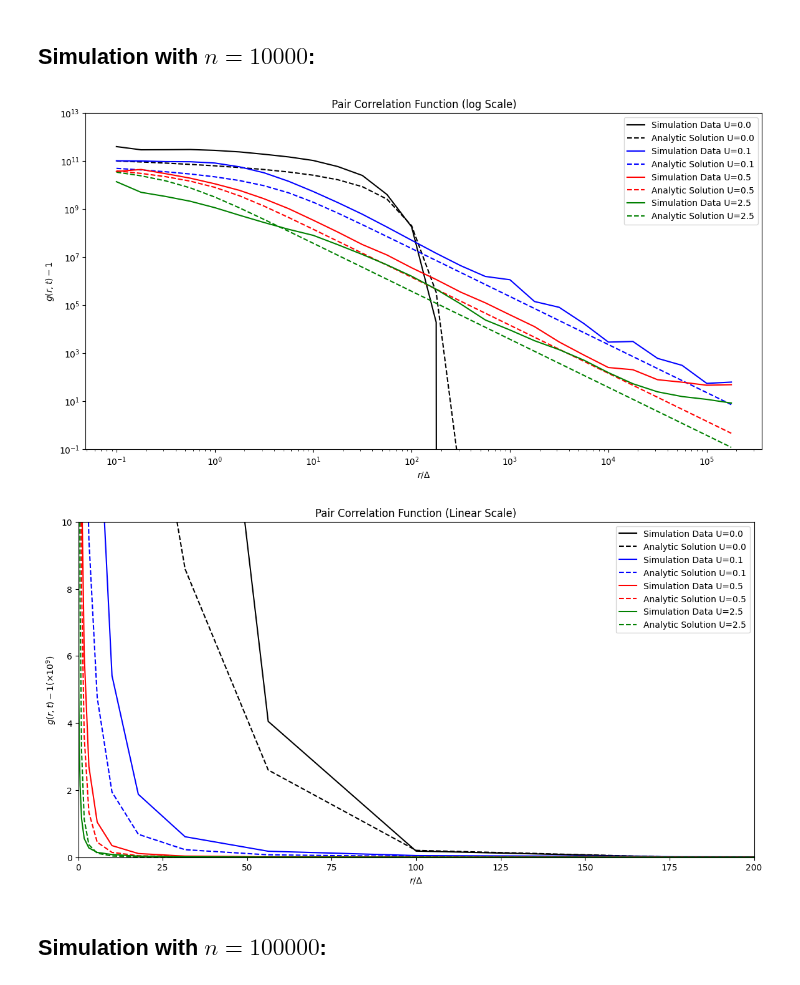
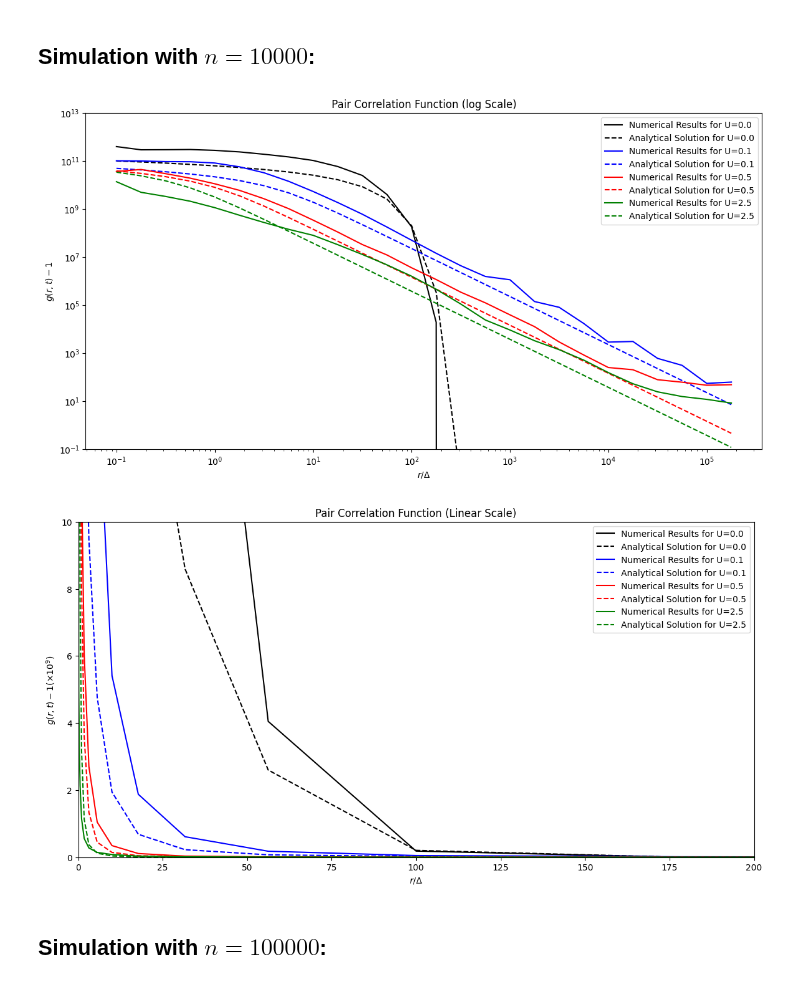
Before and after one commit to KatharinaBracher/Brownian-Bug-Model, a Jupyter notebook: histograms.ipynb, the cells around one changed output. Saved outputs shown, nothing was run; the diff lists cells and outputs as text; code cells hidden in the pictures.

Commit message:
Histograms

```diff
--- a/histograms.ipynb
+++ b/histograms.ipynb
@@ -84,39 +84,39 @@ results = [results1, results2, results3, results4]
 colours = ['black', 'blue', 'red', 'green']
 
 plt.figure(figsize=(14, 7))
 for i, (radii, pcf_dx, pcf_dp, exact_sol) in enumerate(results):
     colour = colours[i % len(colours)]
     radii = np.array(radii)
     pcf_dx = np.array(pcf_dx)
     exact_sol = np.array(exact_sol)
-    plt.loglog(radii, pcf_dx - 1, color=colour, label=f'Simulation Data U={Utot_list[i % len(colours)]}')
-    plt.loglog(radii, exact_sol, '--', color=colour, label=f'Analytic Solution U={Utot_list[i % len(colours)]}')
+    plt.loglog(radii, pcf_dx - 1, color=colour, label=f'Numerical Results for U={Utot_list[i % len(colours)]}')
+    plt.loglog(radii, exact_sol, '--', color=colour, label=f'Analytical Solution for U={Utot_list[i % len(colours)]}')
 plt.xlabel(r'$r / \Delta$')
 plt.ylabel(r'$g(r, t) - 1$')
 plt.ylim(10**(-1), 10**13)
 plt.title('Pair Correlation Function (log Scale)')
 plt.legend()
 plt.show()
 
 
 plt.figure(figsize=(14, 7))
 for i, (radii, pcf_dx, pcf_dp, exact_sol) in enumerate(results):
     colour = colours[i % len(colours)]
     radii = np.array(radii)
     pcf_dx = (np.array(pcf_dx) - 1) / 10**9
     exact_sol = np.array(exact_sol) / 10**9
-    plt.plot(radii, pcf_dx , color = colour, label=f'Simulation Data U={Utot_list[i % len(colours)]}')
-    plt.plot(radii, exact_sol, '--', color = colour, label=f'Analytic Solution U={Utot_list[i % len(colours)]}')
+    plt.plot(radii, pcf_dx , color = colour, label=f'Numerical Results for U={Utot_list[i % len(colours)]}')
+    plt.plot(radii, exact_sol, '--', color = colour, label=f'Analytical Solution for U={Utot_list[i % len(colours)]}')
 plt.xlim(0, 200)
 plt.ylim(0, 10)
 plt.xlabel(r'$r / \Delta$')
 plt.ylabel(r'$g(r, t) - 1 (\times 10^{9})$')
 plt.title('Pair Correlation Function (Linear Scale)')
 plt.legend()
 plt.show()
 # %% [output]
-[figure, old version]
+[figure, new version]
-[figure, old version]
+[figure, new version]
 # %% [markdown]
 ## Simulation with $n=100000$:
 # %%
```
Also changed, not shown: parts of 1 cell of this notebook.
